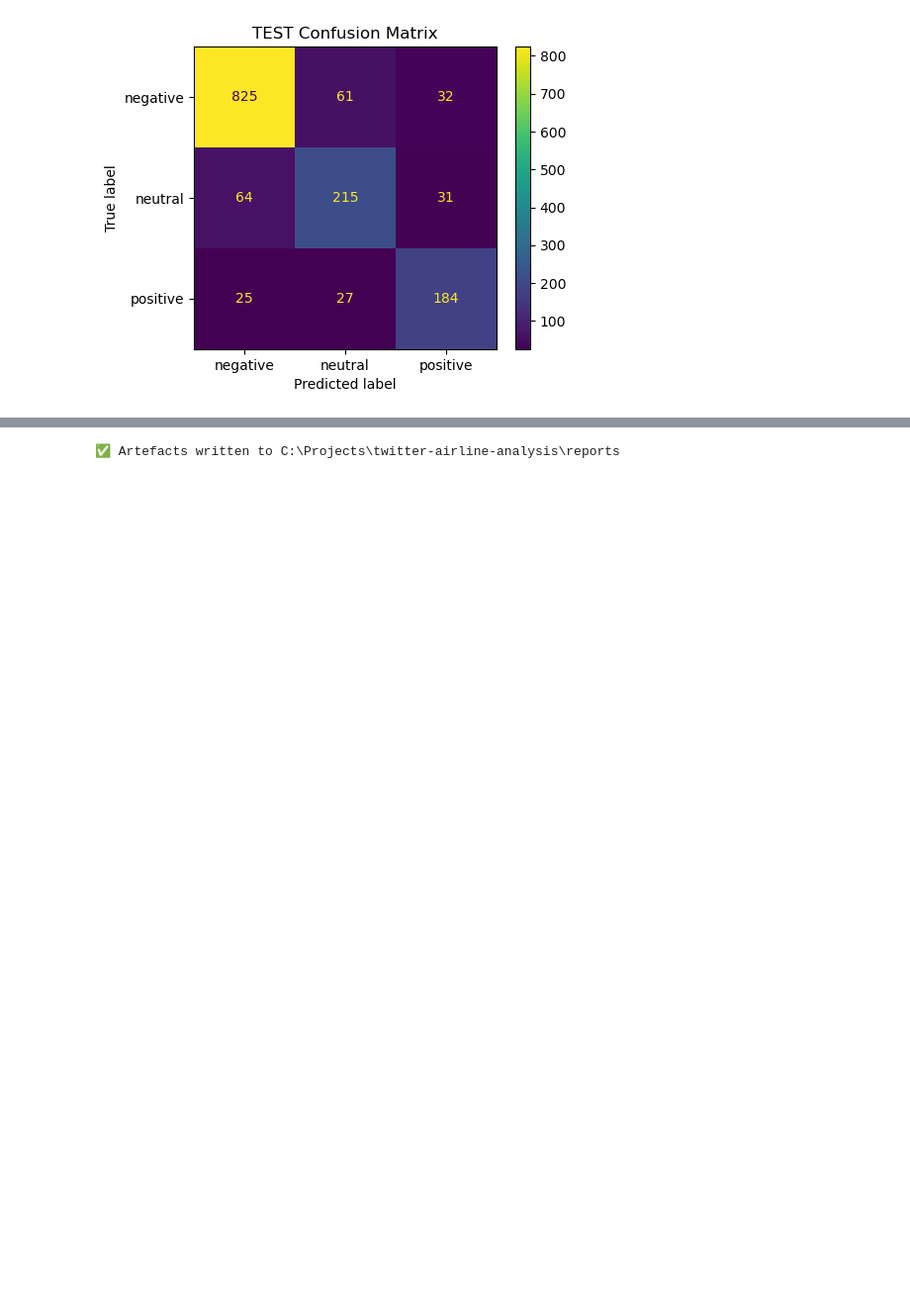
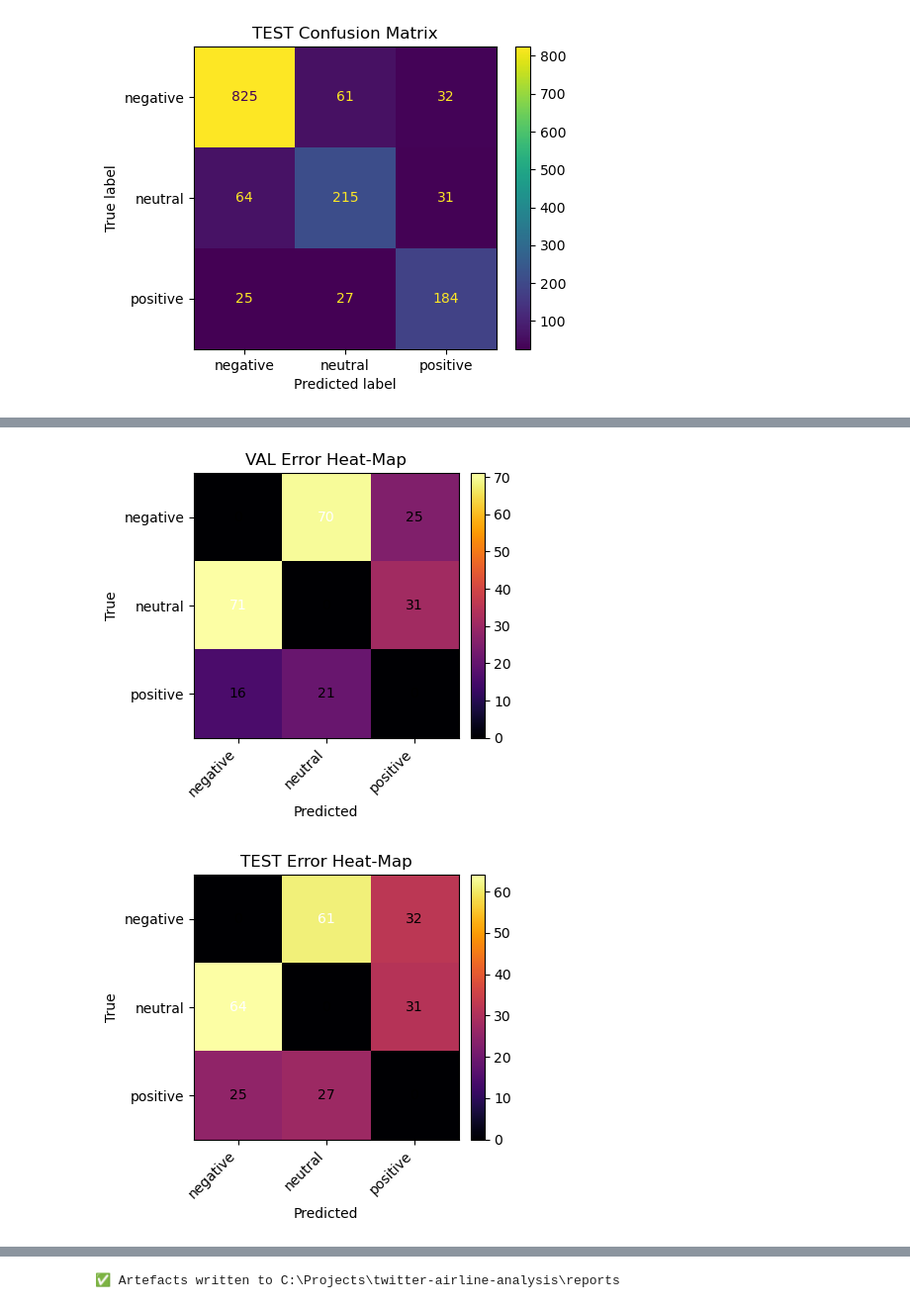
Before and after one commit to justin-castillo/twitter-airline-analysis, a Jupyter notebook: notebooks/06_evaluate_interpret.ipynb, the cells around one changed output, grey strips where cells are left out. Shown at 99% size. Saved outputs shown, nothing was run; the diff lists cells and outputs as text; code cells hidden in the pictures; blank space fills up the shorter version.

```diff
--- a/notebooks/06_evaluate_interpret.ipynb
+++ b/notebooks/06_evaluate_interpret.ipynb
@@ -154,0 +305,40 @@ for split, y_true_ids, y_pred_ids in [
+# %%
+# %% 3 Error Heat‑Map (robust to lists) ───────────────────────────────────────
+import numpy as np
+import matplotlib.pyplot as plt
+
+def _error_heatmap(y_true, y_pred, split: str):
+    """Show counts of *misclassifications only* (off‑diagonal)."""
+    y_true = np.asarray(y_true)
+    y_pred = np.asarray(y_pred)
+
+    n_labels = len(label_map)
+    err_cm   = np.zeros((n_labels, n_labels), dtype=int)
+
+    for t, p in zip(y_true, y_pred):
+        if t != p:
+            err_cm[t, p] += 1
+
+    fig, ax = plt.subplots(figsize=(4.5, 4))
+    im      = ax.imshow(err_cm, cmap='inferno')
+    ax.set_xticks(range(n_labels)); ax.set_xticklabels(label_map.values(), rotation=45, ha='right')
+    ax.set_yticks(range(n_labels)); ax.set_yticklabels(label_map.values())
+    ax.set_xlabel('Predicted'); ax.set_ylabel('True'); ax.set_title(f'{split.upper()} Error Heat‑Map')
+
+    # annotate
+    for i in range(n_labels):
+        for j in range(n_labels):
+            ax.text(j, i, err_cm[i, j],
+                    ha='center', va='center',
+                    color='white' if err_cm[i, j] > err_cm.max() * 0.5 else 'black')
+
+    plt.colorbar(im, ax=ax, fraction=0.046, pad=0.04)
+    plt.tight_layout()
+    plt.savefig(FIG_DIR / f'error_heat_{split}.png', dpi=150)
+    plt.show()
+
+_error_heatmap(y_val_ids,  y_val_pred,  'val')
+_error_heatmap(y_test_ids, y_test_pred, 'test')
+# %% [output]
+[figure, added]
+[figure, added]
```
Also changed, not shown: parts of 12 cells of this notebook, 5 other files.
